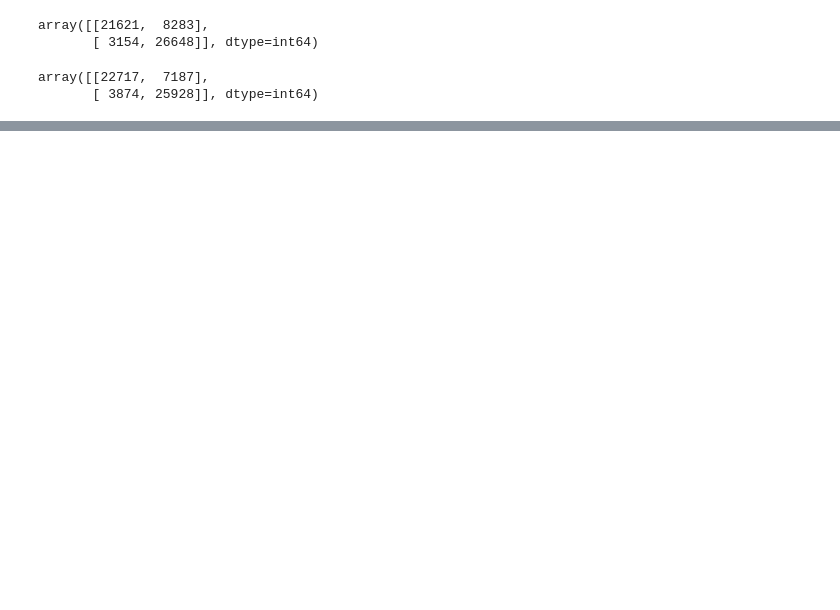
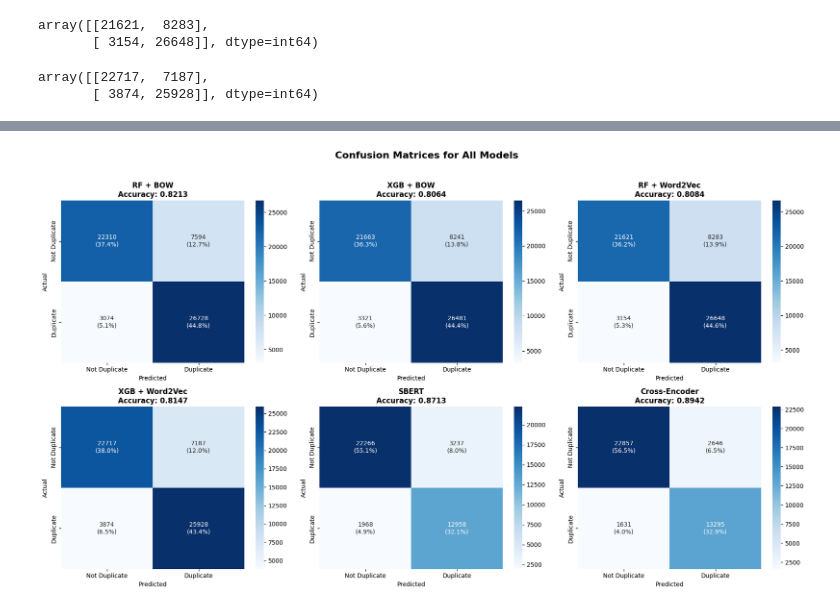
Before and after one commit to Vraj-Priyadarshi/nlp_project, a Jupyter notebook: final_trying.ipynb, the cells around one changed output, grey strips where cells are left out. Cells and saved outputs as stored; diff of their text form; code cells hidden in the pictures; blank space fills up the shorter version.

```diff
--- a/final_trying.ipynb
+++ b/final_trying.ipynb
@@ -1135,3 +980,6 @@ final_df_wtv.shape
 
 from sklearn.model_selection import train_test_split
 X_train_wtv,X_test_wtv,y_train_wtv,y_test_wtv = train_test_split(final_df_wtv.iloc[:,1:].values,final_df_wtv.iloc[:,0].values,test_size=0.2,random_state=1)
+# %%
+from joblib import load
+rf = load("RandomForestClassifier_WTV.joblib")
@@ -1153,2 +1000,5 @@ joblib.dump(rf,'RandomForestClassifier_WTV.joblib')
+# %%
+from joblib import load
+xgb = load("XGBClassifier_WTV.joblib")
 # %%
 from xgboost import XGBClassifier
@@ -1995,0 +1196,2 @@ Best ROC-AUC:   RF + BOW (0.8215)
+# %%
+cross_model = CrossEncoder('cross-encoder/ms-marco-MiniLM-L-6-v2', num_labels=1)
@@ -1995,0 +1219,12 @@ Best ROC-AUC:   RF + BOW (0.8215)
+# %%
+num_epochs_ce = 2
+warmup_steps_ce = int(len(cross_train_dataloader) * num_epochs_ce * 0.1)
+
+cross_model.fit(
+    train_dataloader=cross_train_dataloader,
+    epochs=num_epochs_ce,
+    warmup_steps=warmup_steps_ce,
+    output_path='./cross_encoder_quora',
+    show_progress_bar=True
+)
+print("Cross-Encoder training complete! Model saved to ./cross_encoder_quora")
@@ -1995,0 +1519,40 @@ Best ROC-AUC:   RF + BOW (0.8215)
+# %%
+# ============================================
+# CONFUSION MATRICES FOR ALL MODELS
+# ============================================
+n_models = len(predictions_dict)
+n_cols = 3
+n_rows = (n_models + n_cols - 1) // n_cols
+
+fig, axes = plt.subplots(n_rows, n_cols, figsize=(18, 5*n_rows))
+axes = axes.flatten()
+
+for idx, (name, data) in enumerate(predictions_dict.items()):
+    cm = confusion_matrix(data['y_test'], data['y_pred'])
+
+    # Calculate percentages
+    cm_percent = cm.astype('float') / cm.sum() * 100
+
+    # Create annotations with both count and percentage
+    annotations = np.array([[f'{val}\n({pct:.1f}%)' for val, pct in zip(row, pct_row)]
+                           for row, pct_row in zip(cm, cm_percent)])
+
+    sns.heatmap(cm, annot=annotations, fmt='', cmap='Blues', ax=axes[idx],
+                xticklabels=['Not Duplicate', 'Duplicate'],
+                yticklabels=['Not Duplicate', 'Duplicate'],
+                cbar=True)
+    axes[idx].set_title(f'{name}\nAccuracy: {accuracy_score(data["y_test"], data["y_pred"]):.4f}',
+                        fontsize=12, fontweight='bold')
+    axes[idx].set_xlabel('Predicted')
+    axes[idx].set_ylabel('Actual')
+
+# Hide extra subplots
+for idx in range(n_models, len(axes)):
+    axes[idx].set_visible(False)
+
+plt.suptitle('Confusion Matrices for All Models', fontsize=16, fontweight='bold', y=1.02)
+plt.tight_layout()
+plt.savefig('confusion_matrices_all_models.png', dpi=150, bbox_inches='tight')
+plt.show()
+# %% [output]
+[figure, added]
```
Also changed, not shown: parts of 122 cells of this notebook, 6 other files.
